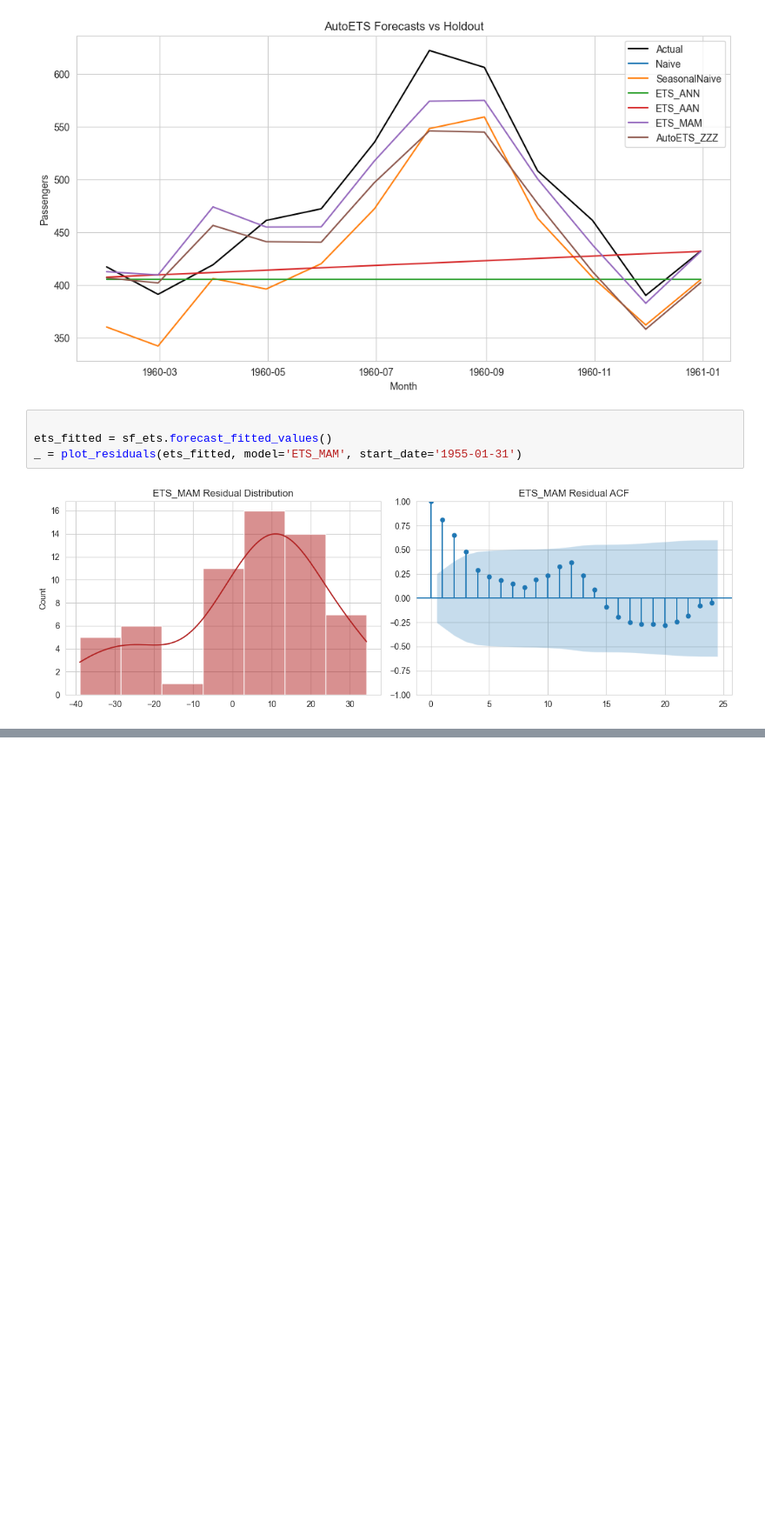
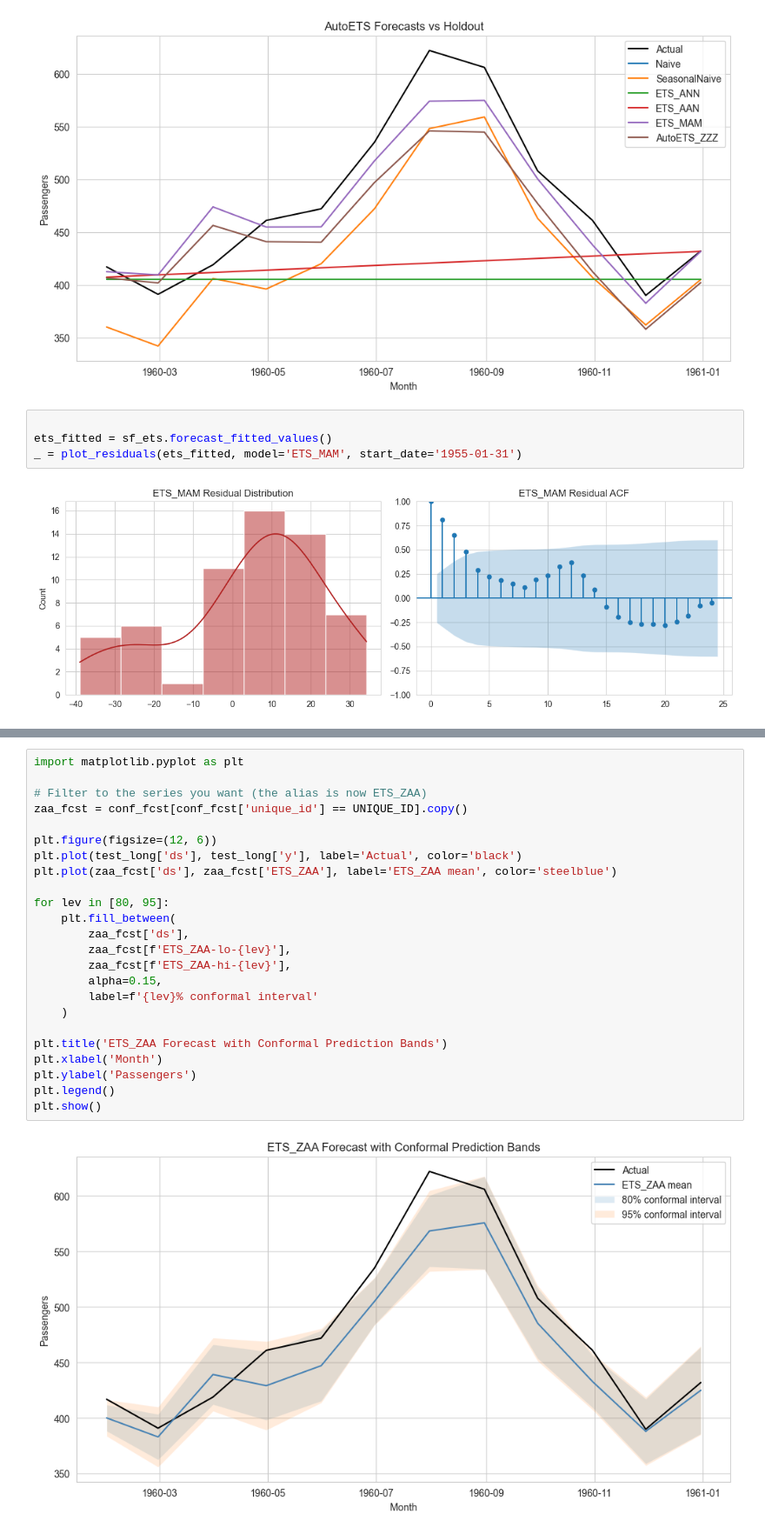
Before and after one commit to PJalgotrader/Deep_forecasting-USU, a Jupyter notebook: Lectures and codes/Module 3- Exponential Smoothing/Module3-exponential_smoothing_statsforecast.ipynb, the cells around one changed output, grey strips where cells are left out. Shown at 87% size. Drawn from its saved outputs; the diff is of its cells as text; blank space fills up the shorter version.

```diff
--- a/Lectures and codes/Module 3- Exponential Smoothing/Module3-exponential_smoothing_statsforecast.ipynb
+++ b/Lectures and codes/Module 3- Exponential Smoothing/Module3-exponential_smoothing_statsforecast.ipynb
@@ -396,0 +488,26 @@ _ = plot_residuals(ets_fitted, model='ETS_MAM', start_date='1955-01-31')
+# %%
+import matplotlib.pyplot as plt
+
+# Filter to the series you want (the alias is now ETS_ZAA)
+zaa_fcst = conf_fcst[conf_fcst['unique_id'] == UNIQUE_ID].copy()
+
+plt.figure(figsize=(12, 6))
+plt.plot(test_long['ds'], test_long['y'], label='Actual', color='black')
+plt.plot(zaa_fcst['ds'], zaa_fcst['ETS_ZAA'], label='ETS_ZAA mean', color='steelblue')
+
+for lev in [80, 95]:
+    plt.fill_between(
+        zaa_fcst['ds'],
+        zaa_fcst[f'ETS_ZAA-lo-{lev}'],
+        zaa_fcst[f'ETS_ZAA-hi-{lev}'],
+        alpha=0.15,
+        label=f'{lev}% conformal interval'
+    )
+
+plt.title('ETS_ZAA Forecast with Conformal Prediction Bands')
+plt.xlabel('Month')
+plt.ylabel('Passengers')
+plt.legend()
+plt.show()
+# %% [output]
+[figure, added]
```
Also changed, not shown: parts of 5 cells of this notebook.
